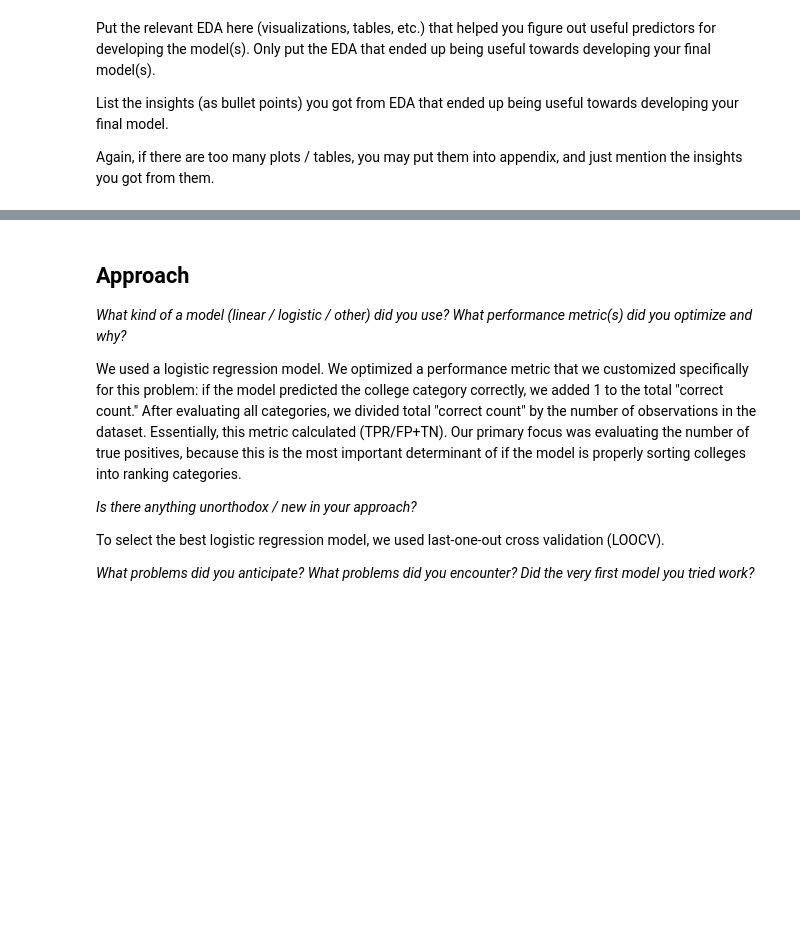
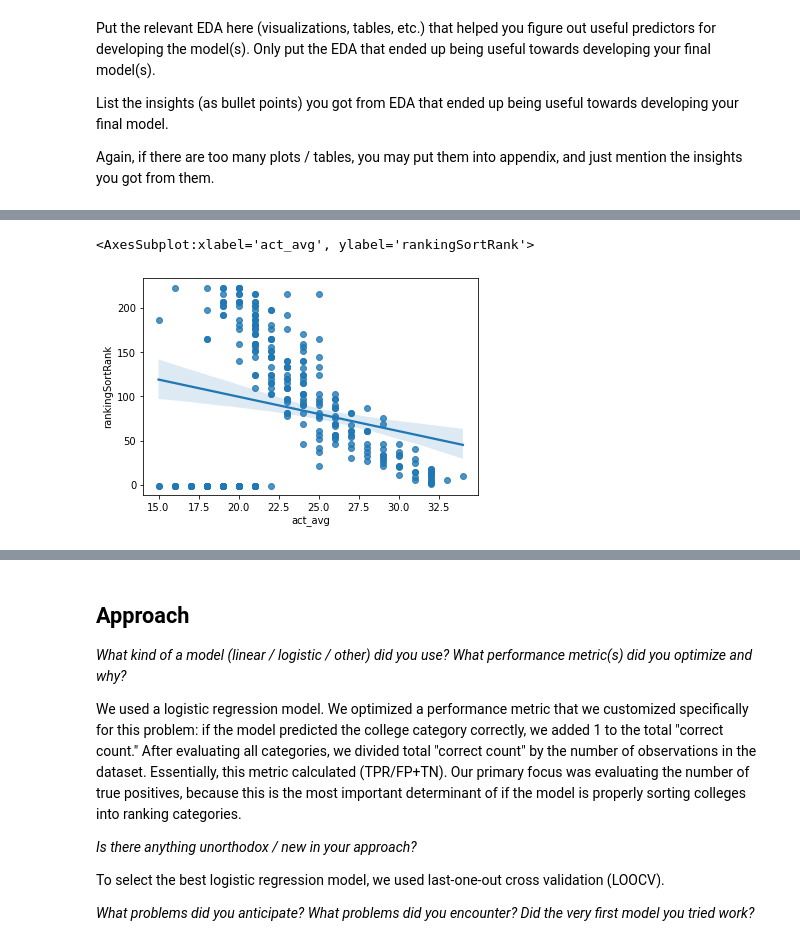
Before and after one commit to shrayvaidya/datasci303-2, a Jupyter notebook: ProjectReport_SIMP.ipynb, the cells around one changed output, grey strips where cells are left out. Saved outputs shown, nothing was run; the diff lists cells and outputs as text; code cells hidden in the pictures; blank space fills up the shorter version.

```diff
--- a/ProjectReport_SIMP.ipynb
+++ b/ProjectReport_SIMP.ipynb
@@ -83,0 +100,5 @@ Again, if there are too many plots / tables, you may put them into appendix, and
+# %%
+sns.regplot(x = 'act_avg', y = 'rankingSortRank', data = dfeda)
+# %% [output]
+<AxesSubplot:xlabel='act_avg', ylabel='rankingSortRank'>
+[figure, added]
```
Also changed, not shown: parts of 5 cells of this notebook.
